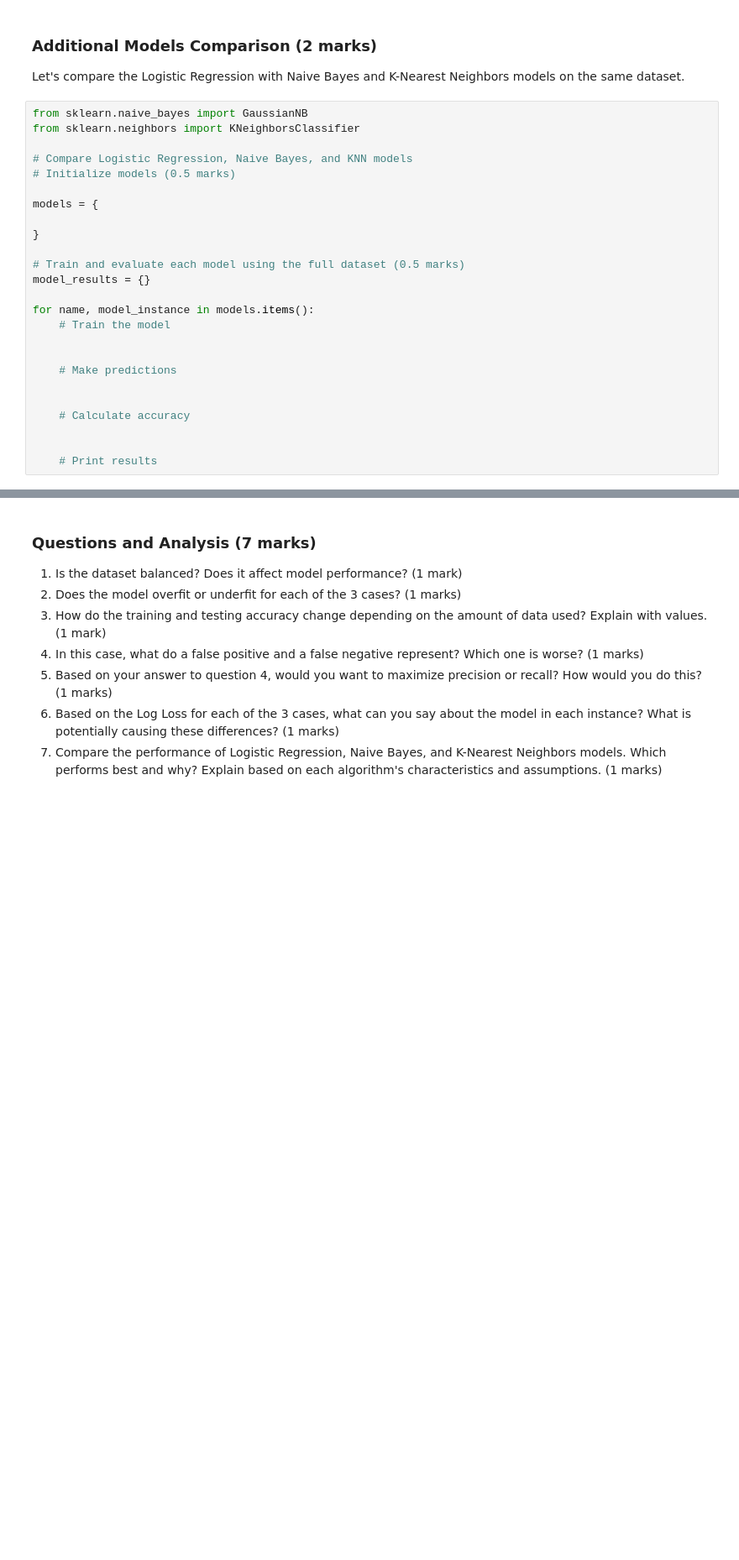
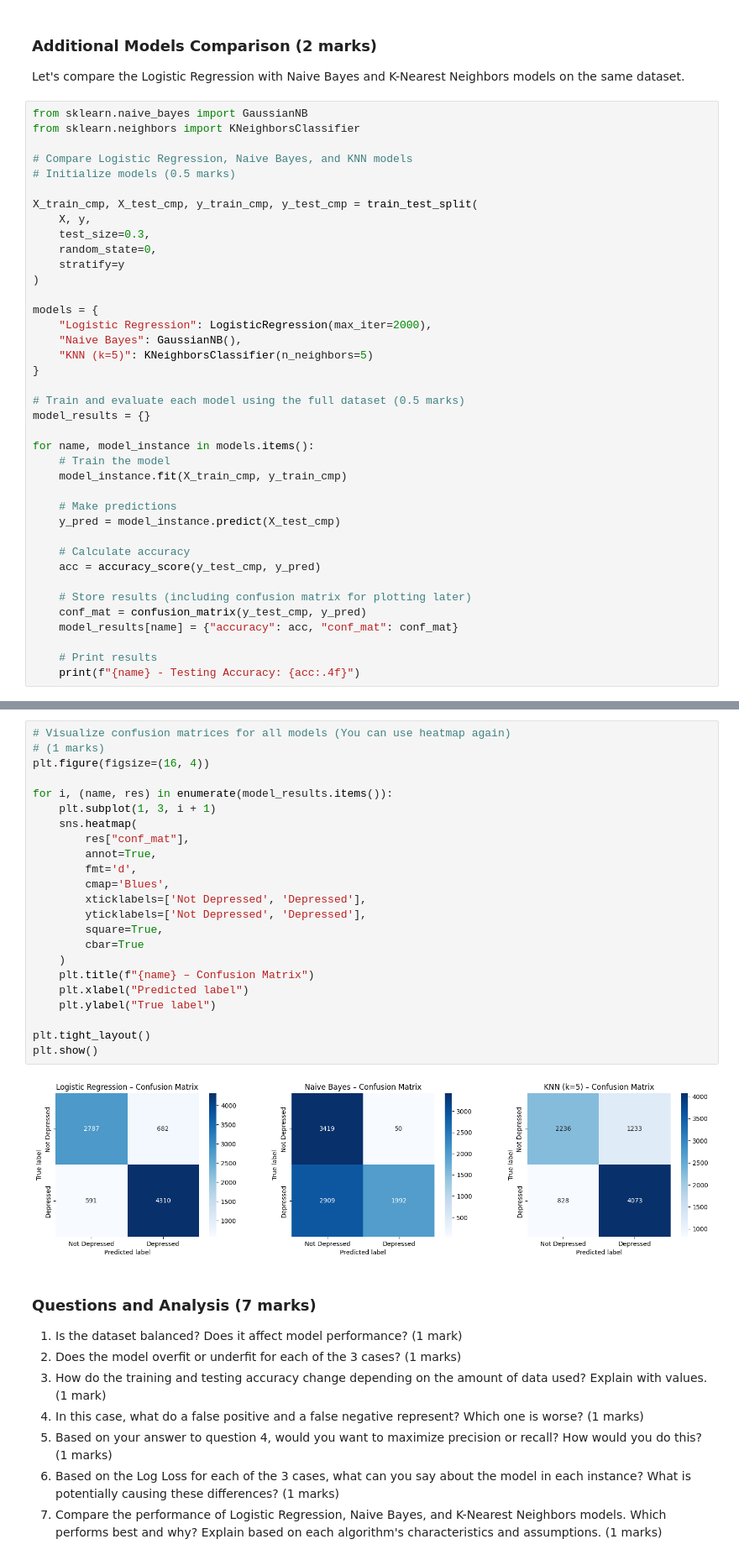
Before and after one commit to maryalrachid-ENGG680/ENGG680_2025_Fall, a Jupyter notebook: Lab_Assignment2/Assignment2_Upload.ipynb, the cells around one changed output, grey strips where cells are left out. Shown at 84% size. Saved outputs shown, nothing was run; the diff lists cells and outputs as text; blank space fills up the shorter version.

```diff
--- a/Lab_Assignment2/Assignment2_Upload.ipynb
+++ b/Lab_Assignment2/Assignment2_Upload.ipynb
@@ -680,8 +788,17 @@ from sklearn.neighbors import KNeighborsClassifier
 # Compare Logistic Regression, Naive Bayes, and KNN models
 # Initialize models (0.5 marks)
 
+X_train_cmp, X_test_cmp, y_train_cmp, y_test_cmp = train_test_split(
+    X, y,
+    test_size=0.3,
+    random_state=0,
+    stratify=y
+)
+
 models = {
-
+    "Logistic Regression": LogisticRegression(max_iter=2000),
+    "Naive Bayes": GaussianNB(),
+    "KNN (k=5)": KNeighborsClassifier(n_neighbors=5)
 }
 
 # Train and evaluate each model using the full dataset (0.5 marks)
@@ -689,12 +806,17 @@ model_results = {}
 
 for name, model_instance in models.items():
     # Train the model
-
+    model_instance.fit(X_train_cmp, y_train_cmp)
 
     # Make predictions
-
+    y_pred = model_instance.predict(X_test_cmp)
 
     # Calculate accuracy
+    acc = accuracy_score(y_test_cmp, y_pred)
 
+    # Store results (including confusion matrix for plotting later)
+    conf_mat = confusion_matrix(y_test_cmp, y_pred)
+    model_results[name] = {"accuracy": acc, "conf_mat": conf_mat}
 
     # Print results
+    print(f"{name} - Testing Accuracy: {acc:.4f}")
@@ -711,3 +827,28 @@ plt.show()
+# %%
+# Visualize confusion matrices for all models (You can use heatmap again)
+# (1 marks)
+plt.figure(figsize=(16, 4))
+
+for i, (name, res) in enumerate(model_results.items()):
+    plt.subplot(1, 3, i + 1)
+    sns.heatmap(
+        res["conf_mat"],
+        annot=True,
+        fmt='d',
+        cmap='Blues',
+        xticklabels=['Not Depressed', 'Depressed'],
+        yticklabels=['Not Depressed', 'Depressed'],
+        square=True,
+        cbar=True
+    )
+    plt.title(f"{name} – Confusion Matrix")
+    plt.xlabel("Predicted label")
+    plt.ylabel("True label")
+
+plt.tight_layout()
+plt.show()
+# %% [output]
+[figure, added]
 # %% [markdown]
 ### Questions and Analysis (7 marks)
 
```
Also changed, not shown: parts of 20 cells of this notebook.
